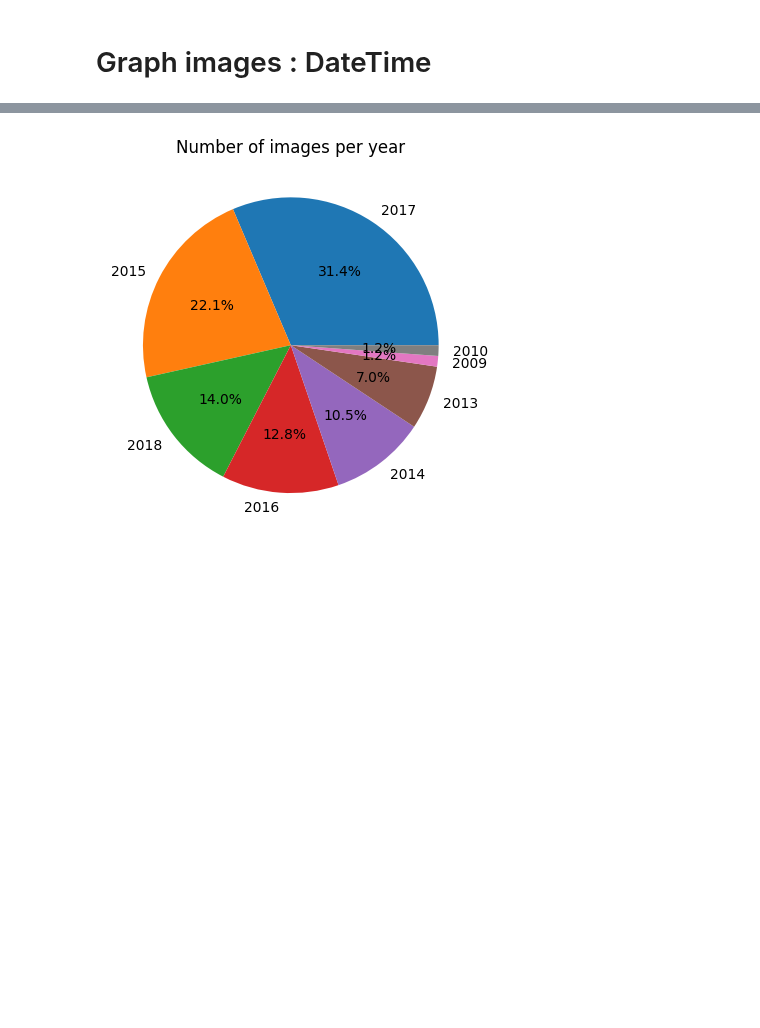
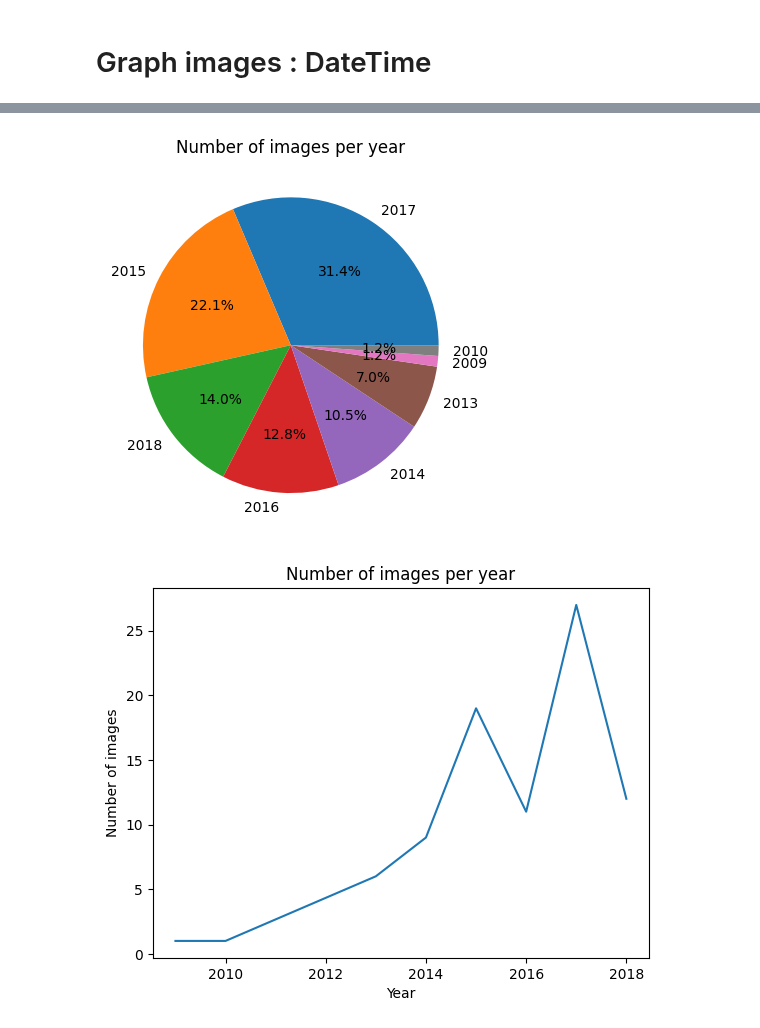
Before and after one commit to TeissierYannis/CPE-bigdata-TDM-project, a Jupyter notebook: data_viz/stats.ipynb, the cells around one changed output, grey strips where cells are left out. Cells and saved outputs as stored; diff of their text form; code cells hidden in the pictures; blank space fills up the shorter version.

```diff
--- a/data_viz/stats.ipynb
+++ b/data_viz/stats.ipynb
@@ -219,30 +216,39 @@ for i, key in enumerate(dict_metadata['DateTime']):
 
 # Créer un DataFrame à partir du dictionnaire
 df = pd.DataFrame(dict_metadata)
 
 # Convertir les valeurs de DateTime en objets de type datetime
 df['DateTime'] = pd.to_datetime(df['DateTime'], format='%Y:%m:%d %H:%M:%S')
 
 # Ajouter une colonne pour l'année
 df['Year'] = df['DateTime'].dt.year
 
 # Grouper les images par année et compter le nombre d'images pour chaque année, puis trier les résultats par ordre décroissant de la valeur de la colonne 'Year'
 image_count = df.groupby('Year').size().reset_index(name='count').sort_values('count', ascending=False)
 
 # Convertir les années en entiers pour supprimer les décimales
 image_count['Year'] = image_count['Year'].astype(int)
 
 # Créer un graphique à barres pour visualiser le nombre d'images par année
 image_count.plot(kind='bar', x='Year', y='count')
 plt.xlabel('Year')
 plt.ylabel('Number of images')
 plt.title('Number of images per year')
 plt.show()
 
 
 plt.pie(image_count['count'], labels=image_count['Year'], autopct='%1.1f%%')
 plt.title('Number of images per year')
 plt.show()
+
+# Grouper les images par année et compter le nombre d'images pour chaque année, puis trier les résultats par ordre croissant de la valeur de la colonne 'Year'
+image_count = df.groupby('Year').size().reset_index(name='count').sort_values('Year', ascending=True)
+plt.plot(image_count['Year'], image_count['count'])
+plt.xlabel('Year')
+plt.ylabel('Number of images')
+plt.title('Number of images per year')
+plt.show()
 # %% [output]
 [figure]
 [figure]
+[figure, added]
```
Also changed, not shown: parts of 1 cell of this notebook.
